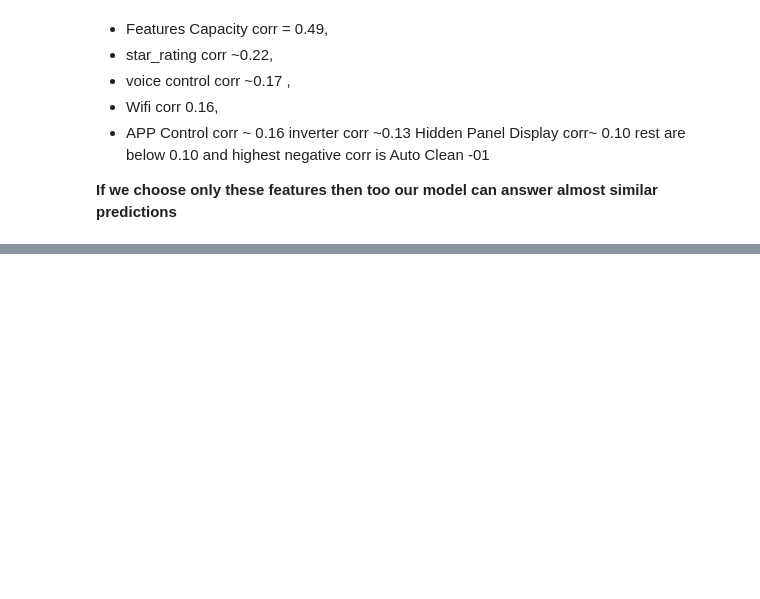
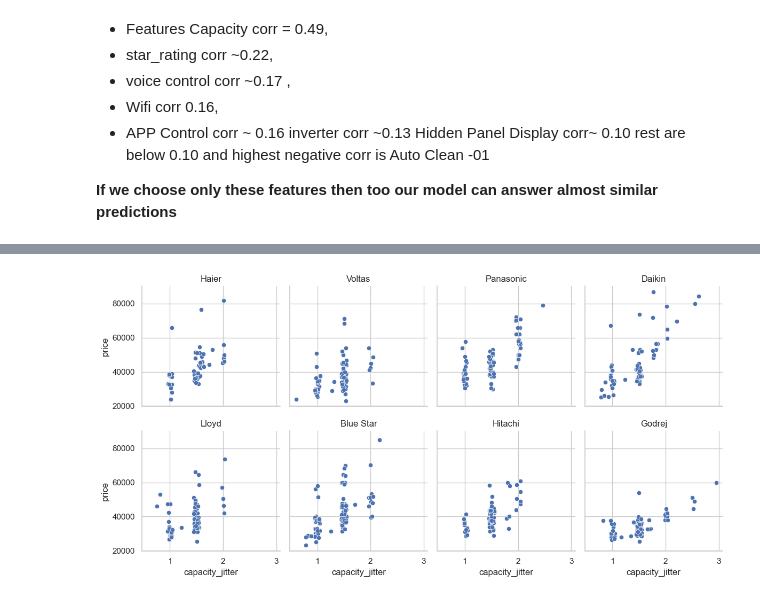
Before and after one commit to pradhumansoni/Home-Appliances-Pricing-Intelligence-Platform, a Jupyter notebook: notebooks/03.ac_eda.ipynb, the cells around one changed output, grey strips where cells are left out. Saved outputs shown, nothing was run; the diff lists cells and outputs as text; code cells hidden in the pictures; blank space fills up the shorter version.

```diff
--- a/notebooks/03.ac_eda.ipynb
+++ b/notebooks/03.ac_eda.ipynb
@@ -788,0 +821,8 @@ Hidden Panel Display corr~ 0.10 rest are below 0.10 and highest negative corr is
+# %%
+g = sns.FacetGrid(data_plot[data_plot['brand'].isin(top_brands)],
+                  col='brand', col_wrap=4, height=3, sharey=True)
+g.map_dataframe(sns.scatterplot, x='capacity_jitter', y='price')
+g.set_titles('{col_name}')
+plt.show()
+# %% [output]
+[figure, added]
```
Also changed, not shown: parts of 16 cells of this notebook, 3 other files.
